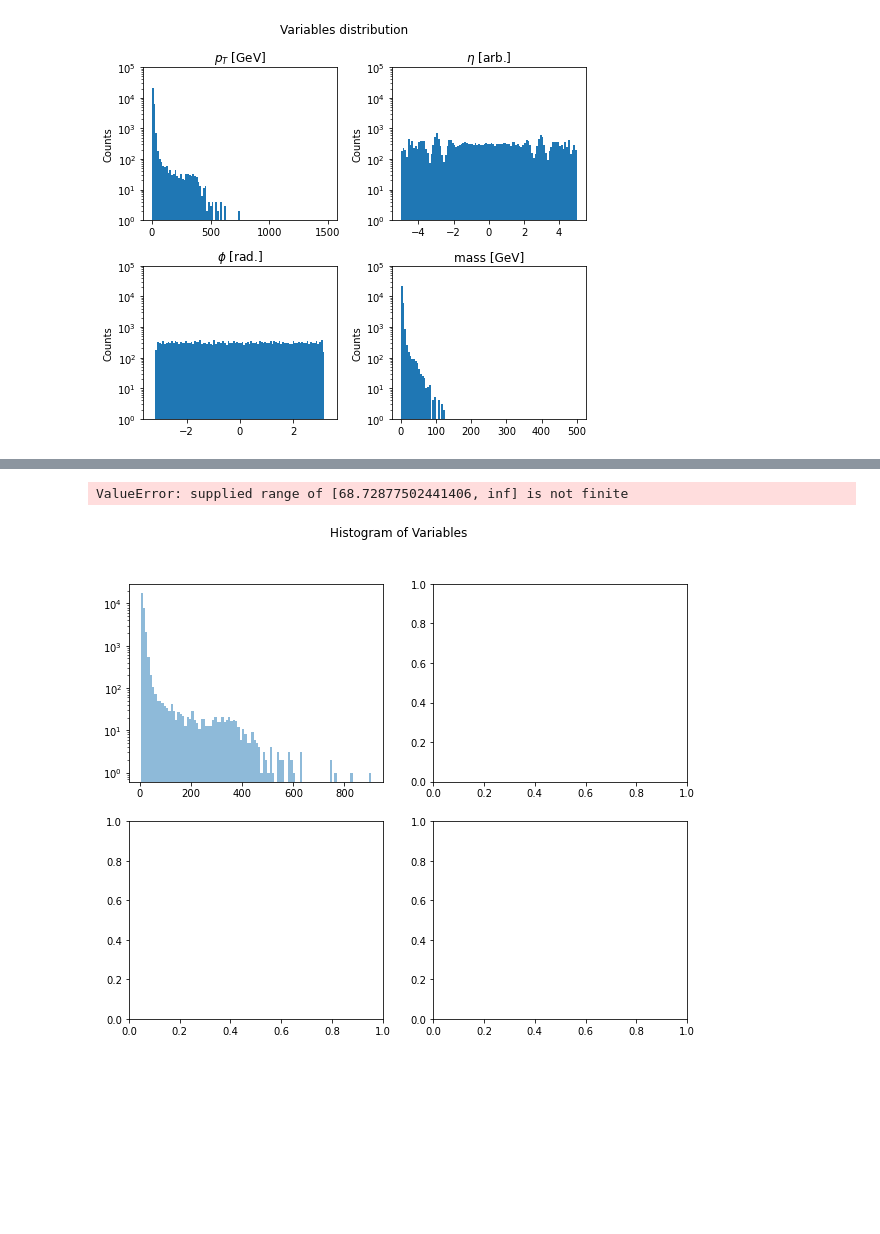
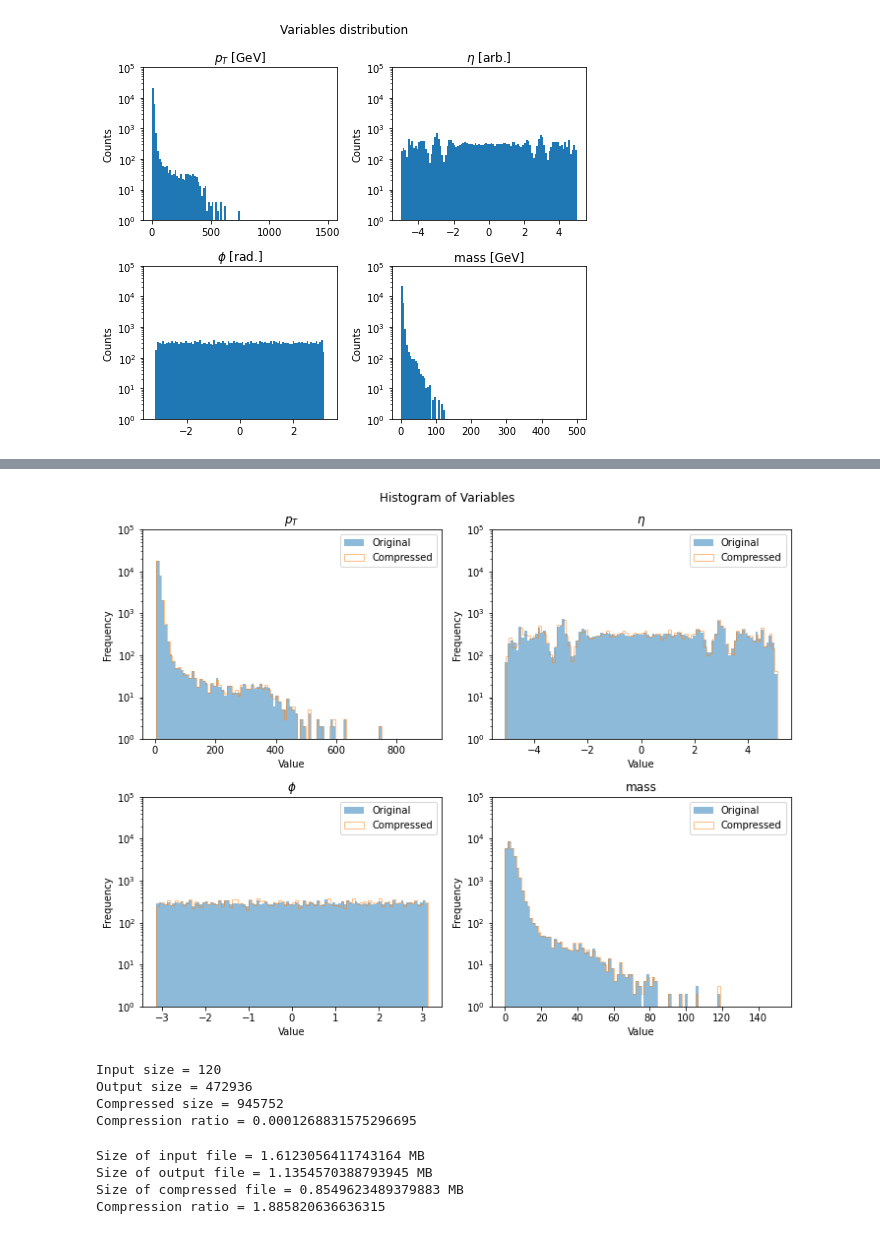
Before and after one commit to igordt/CMEPDA, a Jupyter notebook: Originale.ipynb, the cells around one changed output, grey strips where cells are left out. Saved outputs shown, nothing was run; the diff lists cells and outputs as text; code cells hidden in the pictures; blank space fills up the shorter version.

```diff
--- a/Originale.ipynb
+++ b/Originale.ipynb
@@ -92,9 +94,9 @@ for i in range(0,num_features,1):
 xtr = np.copy(x)
 xtrval = np.copy(xval)
 
-
-xtr = trasformation.prep(original=x, transformed=xtr, dir='forward', index_log=([0,3]), range_quantile=([1,2]), n_quantiles=10000)
-xtrval = trasformation.prep(original=xval, transformed=xtrval, dir='forward', index_log=([0,3]), range_quantile=([1,2]), n_quantiles=10000)
+r_q = ([1,2])
+xtr = trasformation.prep(original=x, transformed=xtr, dir='forward', index_log=([0,3]), range_quantile=r_q, n_quantiles=10000)
+xtrval = trasformation.prep(original=xval, transformed=xtrval, dir='forward', index_log=([0,3]), range_quantile=r_q, n_quantiles=10000)
 
 xt = torch.tensor(xtr).to('cuda').float()
 xval = torch.tensor(xtrval).to('cuda').float()
@@ -172,7 +174,7 @@ fig.savefig('figures/Variables_distribution.pdf',dpi=190)
 # %% [output]
 [figure]
 # %%
-num_iterations = 4 #andrà messo a 8 su colab
+num_iterations = 8 #andrà messo a 8 su colab
 num_features=4 #just for testing
 
 base_dist = StandardNormal(shape=[num_features])
@@ -335,36 +339,39 @@ fig.suptitle("Histogram of Variables")
 n_bins = 100
 
 axs[0, 0].hist(x[:, 0], bins=n_bins, label='Original', alpha=0.5, log=True)
-axs[0, 0].hist(xcomp[:, 0], bins=n_bins, label='Compressed', alpha=0.5)
+axs[0, 0].hist(xcomp[:, 0], bins=n_bins, label='Compressed', alpha=0.5,histtype='step')
 axs[0, 0].set_title(labels_map[0])
 axs[0, 0].set_xlabel("Value")
 axs[0, 0].set_ylabel("Frequency")
+axs[0, 0].set_ylim(1,10e4)
 axs[0, 0].legend()
 
 axs[0, 1].hist(x[:, 1], bins=n_bins, label='Original', alpha=0.5, log=True)
-axs[0, 1].hist(xcomp[:, 1], bins=n_bins, label='Compressed', alpha=0.5)
+axs[0, 1].hist(xcomp[:, 1], bins=n_bins, label='Compressed', alpha=0.5,histtype='step')
 axs[0, 1].set_title(labels_map[1])
 axs[0, 1].set_xlabel("Value")
 axs[0, 1].set_ylabel("Frequency")
+axs[0, 1].set_ylim(1,10e4)
 axs[0, 1].legend()
 
 axs[1, 0].hist(x[:, 2], bins=n_bins, label='Original', alpha=0.5, log=True)
-axs[1, 0].hist(xcomp[:, 2], bins=n_bins, label='Compressed', alpha=0.5)
+axs[1, 0].hist(xcomp[:, 2], bins=n_bins, label='Compressed', alpha=0.5,histtype='step')
 axs[1, 0].set_title(labels_map[2])
 axs[1, 0].set_xlabel("Value")
 axs[1, 0].set_ylabel("Frequency")
 axs[1, 0].legend()
+axs[1,0].sharey(axs[0,1])
 
 axs[1, 1].hist(x[:, 3], bins=n_bins, label='Original', alpha=0.5, log=True)
-axs[1, 1].hist(xcomp[:, 3], bins=n_bins, label='Compressed', alpha=0.5)
+axs[1, 1].hist(xcomp[:, 3], bins=n_bins, label='Compressed', alpha=0.5,histtype='step')
 axs[1, 1].set_title(labels_map[3])
 axs[1, 1].set_xlabel("Value")
 axs[1, 1].set_ylabel("Frequency")
 axs[1, 1].legend()
+axs[1,1].sharey(axs[0,0])
 
 plt.tight_layout()
 plt.show()
 fig.savefig('figures/Variables_comparison.pdf', dpi=190)
 # %% [output]
-ValueError: supplied range of [68.72877502441406, inf] is not finite
-[figure, old version]
+[figure, new version]
@@ -370,0 +390,31 @@ ValueError: supplied range of [68.72877502441406, inf] is not finite
+# %%
+size_input = sys.getsizeof(x)
+size_output = sys.getsizeof(xcomp)
+size_compressed = sys.getsizeof(unif)
+
+print('Input size =',size_input)
+print('Output size =',size_output)
+print('Compressed size =',size_compressed)
+
+print('Compression ratio =',size_input/size_compressed)
+# %% [output]
+Input size = 120
+Output size = 472936
+Compressed size = 945752
+Compression ratio = 0.0001268831575296695
+# %%
+size_input = stat('/home/unipi/i.ditota/Desktop/dati/input.txt').st_size
+print('Size of input file =',size_input/(1024*1024),'MB')
+
+size_output = stat('/home/unipi/i.ditota/Desktop/dati/output.txt').st_size
+print('Size of output file =',size_output/(1024*1024),'MB')
+
+size_compressed = stat('/home/unipi/i.ditota/Desktop/dati/compressed.txt').st_size
+print('Size of compressed file =',size_compressed/(1024*1024),'MB')
+
+print('Compression ratio =',size_input/size_compressed)
+# %% [output]
+Size of input file = 1.6123056411743164 MB
+Size of output file = 1.1354570388793945 MB
+Size of compressed file = 0.8549623489379883 MB
+Compression ratio = 1.885820636636315
```
Also changed, not shown: parts of 9 cells of this notebook, 7 other files.
